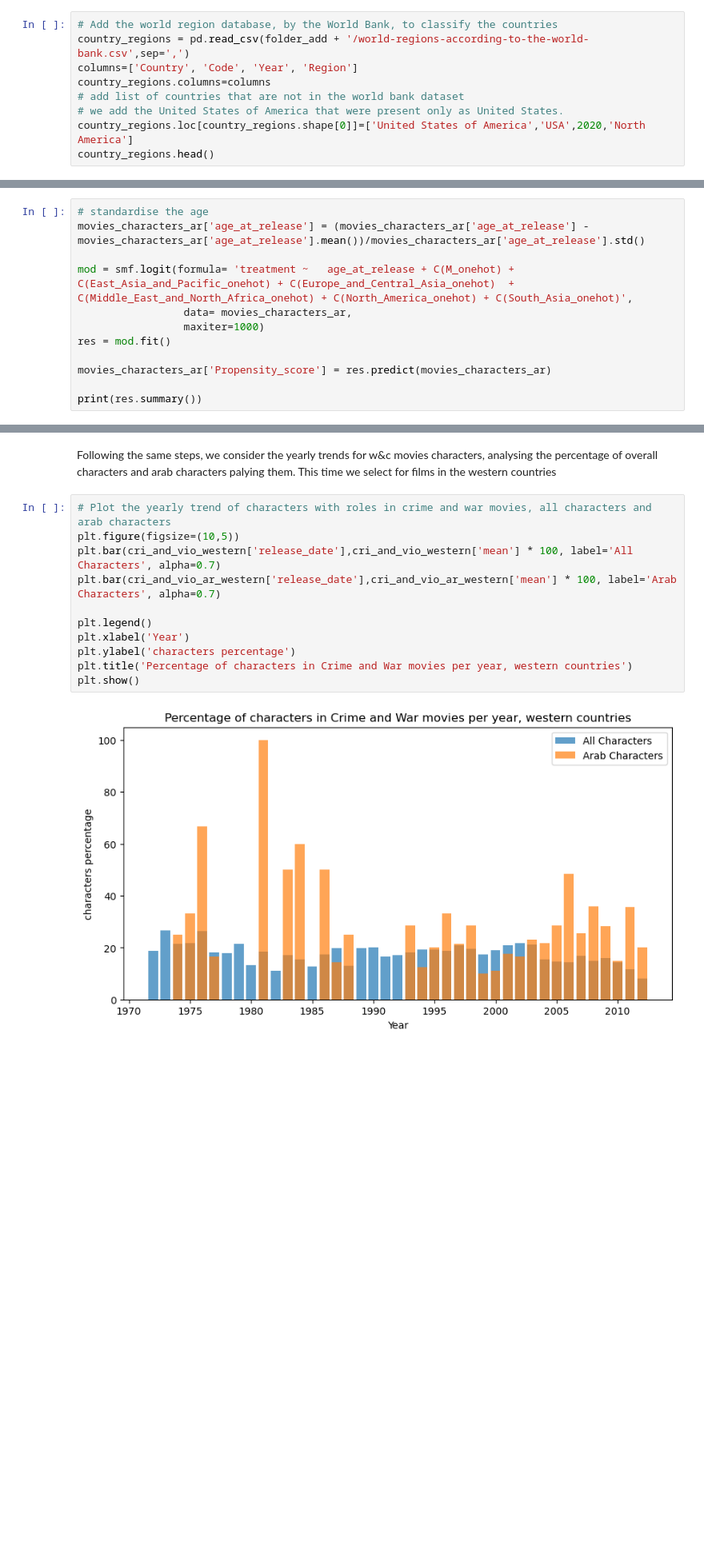
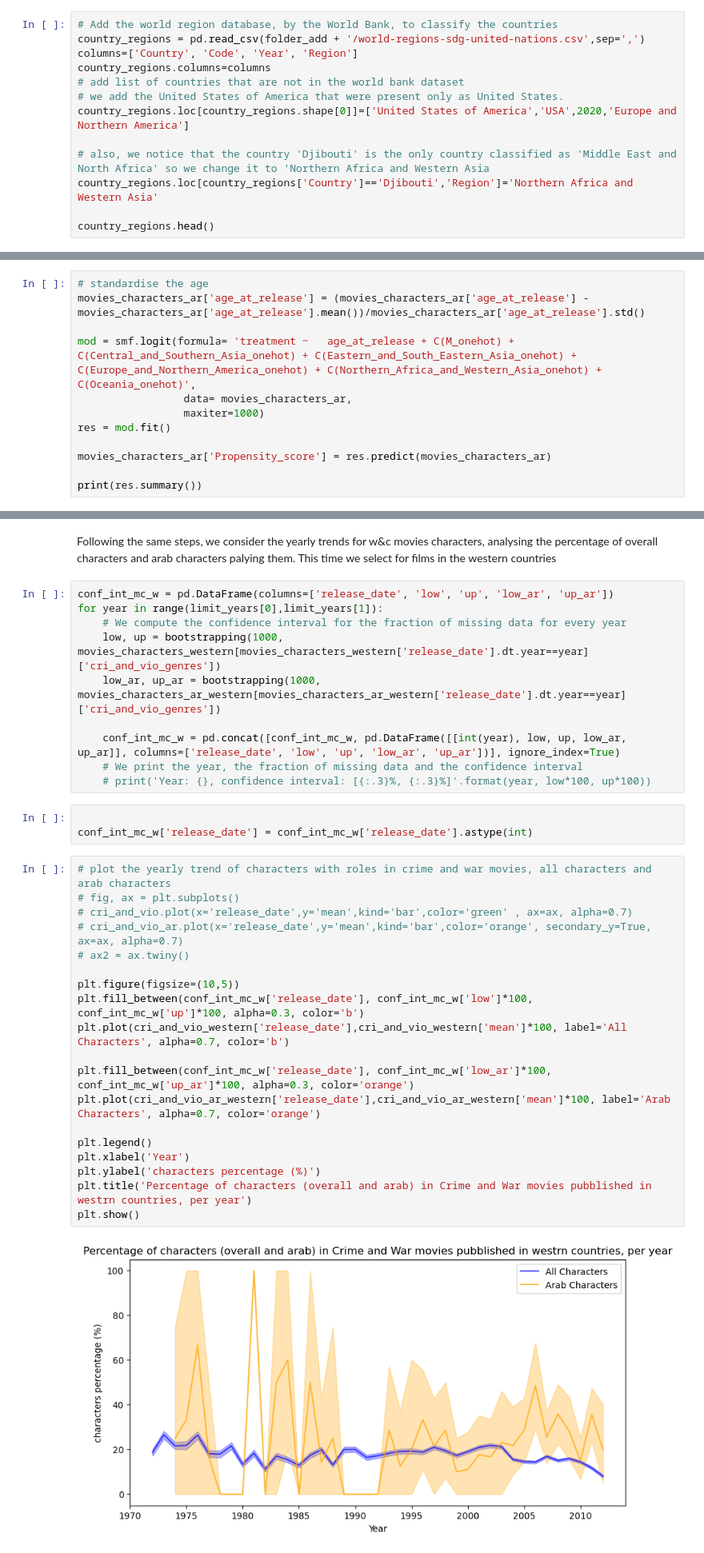
Before and after one commit to epfl-ada/ada-2023-project-pinacolada, a Jupyter notebook: P3.ipynb, the cells around one changed output, grey strips where cells are left out. Shown at 80% size. Cells and saved outputs as stored; diff of their text form; blank space fills up the shorter version.

```diff
--- a/P3.ipynb
+++ b/P3.ipynb
@@ -704,11 +704,15 @@ There are 70 countries, so 70 onehot columns for this confounder. It could be be
 # %%
 # Add the world region database, by the World Bank, to classify the countries
-country_regions = pd.read_csv(folder_add + '/world-regions-according-to-the-world-bank.csv',sep=',')
+country_regions = pd.read_csv(folder_add + '/world-regions-sdg-united-nations.csv',sep=',')
 columns=['Country', 'Code', 'Year', 'Region']
 country_regions.columns=columns
 # add list of countries that are not in the world bank dataset
 # we add the United States of America that were present only as United States.
-country_regions.loc[country_regions.shape[0]]=['United States of America','USA',2020,'North America']
+country_regions.loc[country_regions.shape[0]]=['United States of America','USA',2020,'Europe and Northern America']
+
+# also, we notice that the country 'Djibouti' is the only country classified as 'Middle East and North Africa' so we change it to 'Northern Africa and Western Asia
+country_regions.loc[country_regions['Country']=='Djibouti','Region']='Northern Africa and Western Asia'
+
 country_regions.head()
 # %% [output]
 |  | Country | Code | Year | Region |
@@ -812,7 +827,7 @@ Now, we create a propensity score to balance these two confounders in treatment
 # standardise the age
 movies_characters_ar['age_at_release'] = (movies_characters_ar['age_at_release'] - movies_characters_ar['age_at_release'].mean())/movies_characters_ar['age_at_release'].std()
 
-mod = smf.logit(formula= 'treatment ~   age_at_release + C(M_onehot) + C(East_Asia_and_Pacific_onehot) + C(Europe_and_Central_Asia_onehot)  + C(Middle_East_and_North_Africa_onehot) + C(North_America_onehot) + C(South_Asia_onehot)',
+mod = smf.logit(formula= 'treatment ~   age_at_release + C(M_onehot) + C(Central_and_Southern_Asia_onehot) + C(Eastern_and_South_Eastern_Asia_onehot) + C(Europe_and_Northern_America_onehot) + C(Northern_Africa_and_Western_Asia_onehot) + C(Oceania_onehot)',
                  data= movies_characters_ar,
                  maxiter=1000)
 res = mod.fit()
@@ -954,19 +967,40 @@ cri_and_vio_ar_western= movies_characters_ar_western.groupby(movies_characters_a
 cri_and_vio_ar_western['mean'] = movies_characters_ar_western.groupby(movies_characters_ar_western['release_date'].dt.year)['cri_and_vio_genres'].mean().reset_index(name='mean')['mean']
 # %% [markdown]
 Following the same steps, we consider the yearly trends for w&c movies characters, analysing the percentage of overall characters and arab characters palying them. This time we select for films in the western countries
+# %%
+conf_int_mc_w = pd.DataFrame(columns=['release_date', 'low', 'up', 'low_ar', 'up_ar'])
+for year in range(limit_years[0],limit_years[1]):
+    # We compute the confidence interval for the fraction of missing data for every year
+    low, up = bootstrapping(1000, movies_characters_western[movies_characters_western['release_date'].dt.year==year]['cri_and_vio_genres'])
+    low_ar, up_ar = bootstrapping(1000, movies_characters_ar_western[movies_characters_ar_western['release_date'].dt.year==year]['cri_and_vio_genres'])
+
+    conf_int_mc_w = pd.concat([conf_int_mc_w, pd.DataFrame([[int(year), low, up, low_ar, up_ar]], columns=['release_date', 'low', 'up', 'low_ar', 'up_ar'])], ignore_index=True)
+    # We print the year, the fraction of missing data and the confidence interval
+    # print('Year: {}, confidence interval: [{:.3}%, {:.3}%]'.format(year, low*100, up*100))
+# %%
+
+conf_int_mc_w['release_date'] = conf_int_mc_w['release_date'].astype(int)
 # %%
-# Plot the yearly trend of characters with roles in crime and war movies, all characters and arab characters
+# plot the yearly trend of characters with roles in crime and war movies, all characters and arab characters
+# fig, ax = plt.subplots()
+# cri_and_vio.plot(x='release_date',y='mean',kind='bar',color='green' , ax=ax, alpha=0.7)
+# cri_and_vio_ar.plot(x='release_date',y='mean',kind='bar',color='orange', secondary_y=True, ax=ax, alpha=0.7)
+# ax2 = ax.twiny()
+
 plt.figure(figsize=(10,5))
-plt.bar(cri_and_vio_western['release_date'],cri_and_vio_western['mean'] * 100, label='All Characters', alpha=0.7)
-plt.bar(cri_and_vio_ar_western['release_date'],cri_and_vio_ar_western['mean'] * 100, label='Arab Characters', alpha=0.7)
+plt.fill_between(conf_int_mc_w['release_date'], conf_int_mc_w['low']*100, conf_int_mc_w['up']*100, alpha=0.3, color='b')
+plt.plot(cri_and_vio_western['release_date'],cri_and_vio_western['mean']*100, label='All Characters', alpha=0.7, color='b')
+
+plt.fill_between(conf_int_mc_w['release_date'], conf_int_mc_w['low_ar']*100, conf_int_mc_w['up_ar']*100, alpha=0.3, color='orange')
+plt.plot(cri_and_vio_ar_western['release_date'],cri_and_vio_ar_western['mean']*100, label='Arab Characters', alpha=0.7, color='orange')
 
 plt.legend()
 plt.xlabel('Year')
-plt.ylabel('characters percentage')
-plt.title('Percentage of characters in Crime and War movies per year, western countries')
+plt.ylabel('characters percentage (%)')
+plt.title('Percentage of characters (overall and arab) in Crime and War movies pubblished in westrn countries, per year')
 plt.show()
 # %% [output]
-[figure, old version]
+[figure, new version]
 # %% [markdown]
 The plot on the yearly evolution on character percentage is really similar respect to the all word case. For arabs we definitely see strong fluctuations before 1993 for the lack of data points. As previously, this problem is faced taking two temporary bloks, one before and one after 9/11.
 # %%
```
Also changed, not shown: parts of 51 cells of this notebook.
